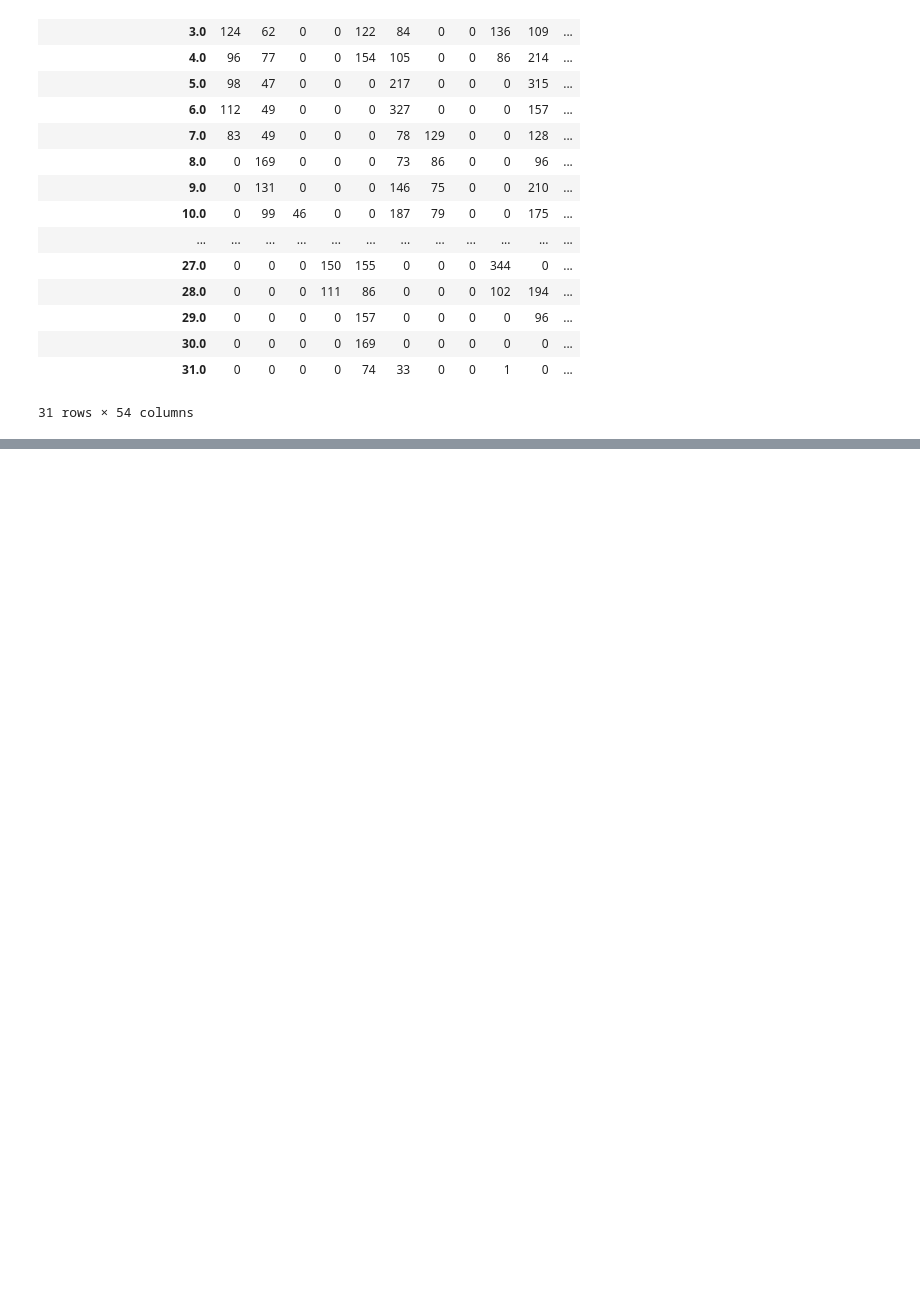
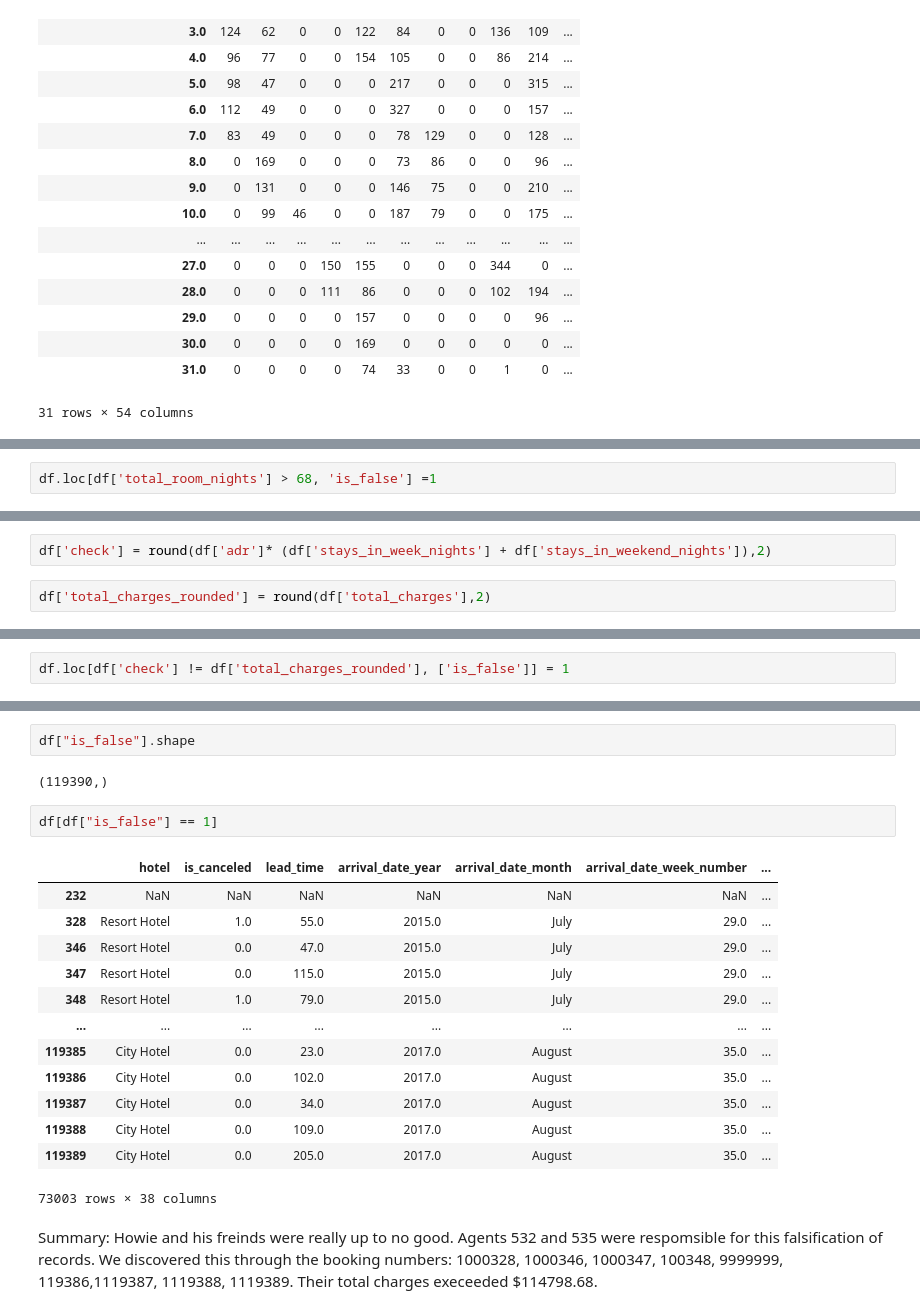
Before and after one commit to SimoneKris/KGS-Data-Analytics-Portfolio, a Jupyter notebook: hotel_evidence13.ipynb, the cells around one changed output, grey strips where cells are left out. Cells and saved outputs as stored; diff of their text form; blank space fills up the shorter version.

```diff
--- a/hotel_evidence13.ipynb
+++ b/hotel_evidence13.ipynb
@@ -343,0 +504,2 @@ I think what you are trying to look at is the arrival_date_week_number, but you
+# %%
+df.loc[df['total_room_nights'] > 68, 'is_false'] =1
@@ -343,0 +526,4 @@ I think what you are trying to look at is the arrival_date_week_number, but you
+# %%
+df['check'] = round(df['adr']* (df['stays_in_week_nights'] + df['stays_in_weekend_nights']),2)
+# %%
+df['total_charges_rounded'] = round(df['total_charges'],2)
@@ -343,0 +550,2 @@ I think what you are trying to look at is the arrival_date_week_number, but you
+# %%
+df.loc[df['check'] != df['total_charges_rounded'], ['is_false']] = 1
@@ -343,0 +565,22 @@ I think what you are trying to look at is the arrival_date_week_number, but you
+# %%
+df["is_false"].shape
+# %% [output]
+(119390,)
+# %%
+df[df["is_false"] == 1]
+# %% [output]
+|  | hotel | is_canceled | lead_time | arrival_date_year | arrival_date_month | arrival_date_week_number | ... |
+| 232 | NaN | NaN | NaN | NaN | NaN | NaN | ... |
+| 328 | Resort Hotel | 1.0 | 55.0 | 2015.0 | July | 29.0 | ... |
+| 346 | Resort Hotel | 0.0 | 47.0 | 2015.0 | July | 29.0 | ... |
+| 347 | Resort Hotel | 0.0 | 115.0 | 2015.0 | July | 29.0 | ... |
+| 348 | Resort Hotel | 1.0 | 79.0 | 2015.0 | July | 29.0 | ... |
+| ... | ... | ... | ... | ... | ... | ... | ... |
+| 119385 | City Hotel | 0.0 | 23.0 | 2017.0 | August | 35.0 | ... |
+| 119386 | City Hotel | 0.0 | 102.0 | 2017.0 | August | 35.0 | ... |
+| 119387 | City Hotel | 0.0 | 34.0 | 2017.0 | August | 35.0 | ... |
+| 119388 | City Hotel | 0.0 | 109.0 | 2017.0 | August | 35.0 | ... |
+| 119389 | City Hotel | 0.0 | 205.0 | 2017.0 | August | 35.0 | ... |
+73003 rows × 38 columns
+# %% [markdown]
+Summary: Howie and his freinds were really up to no good. Agents 532 and 535 were respomsible for this falsification of records.  We discovered this through the booking numbers: 1000328, 1000346, 1000347, 100348, 9999999, 119386,1119387, 1119388, 1119389.  Their total charges execeeded $114798.68.
```
Also changed, not shown: parts of 32 cells of this notebook.
